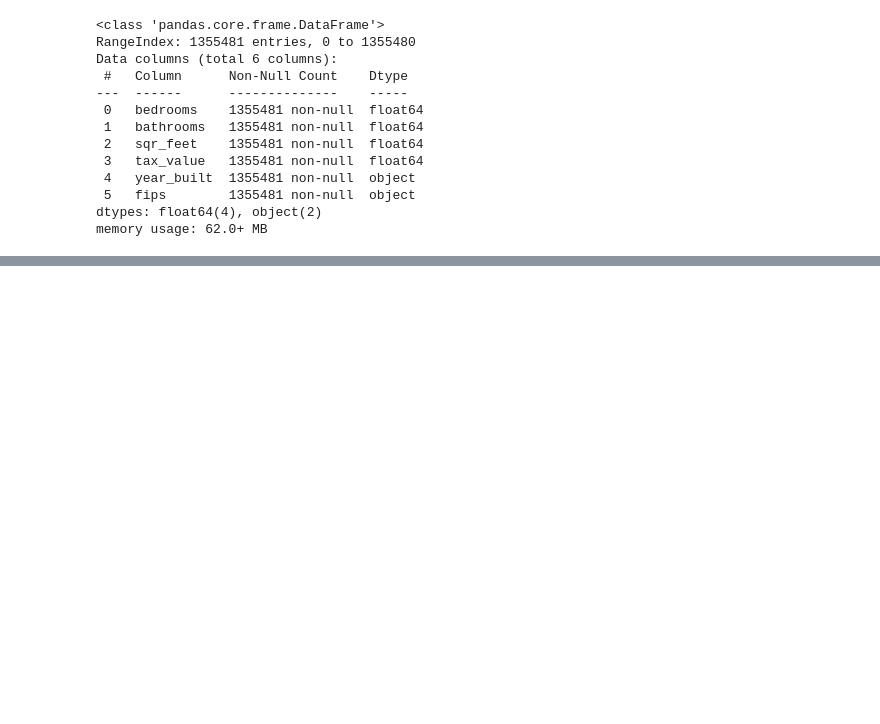
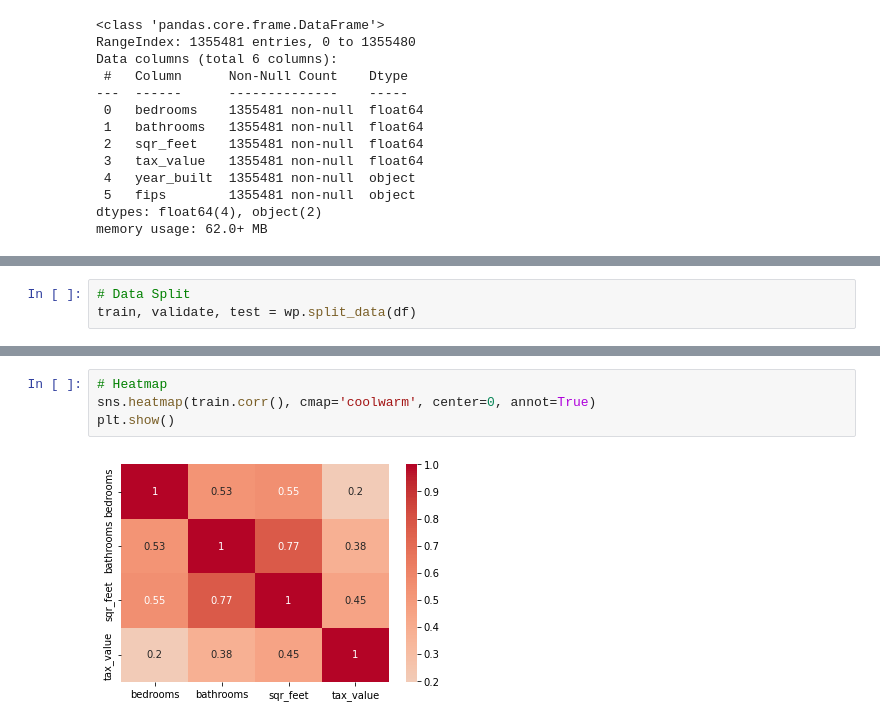
Before and after one commit to BraedenWright/regression-project, a Jupyter notebook: Zillow_Project.ipynb, the cells around one changed output, grey strips where cells are left out. Saved outputs shown, nothing was run; the diff lists cells and outputs as text; blank space fills up the shorter version.

```diff
--- a/Zillow_Project.ipynb
+++ b/Zillow_Project.ipynb
@@ -74,0 +85,3 @@ memory usage: 62.0+ MB
+# %%
+# Data Split
+train, validate, test = wp.split_data(df)
@@ -74,0 +123,6 @@ memory usage: 62.0+ MB
+# %%
+# Heatmap
+sns.heatmap(train.corr(), cmap='coolwarm', center=0, annot=True)
+plt.show()
+# %% [output]
+[figure, added]
```
Also changed, not shown: parts of 15 cells of this notebook, 1 other file.
